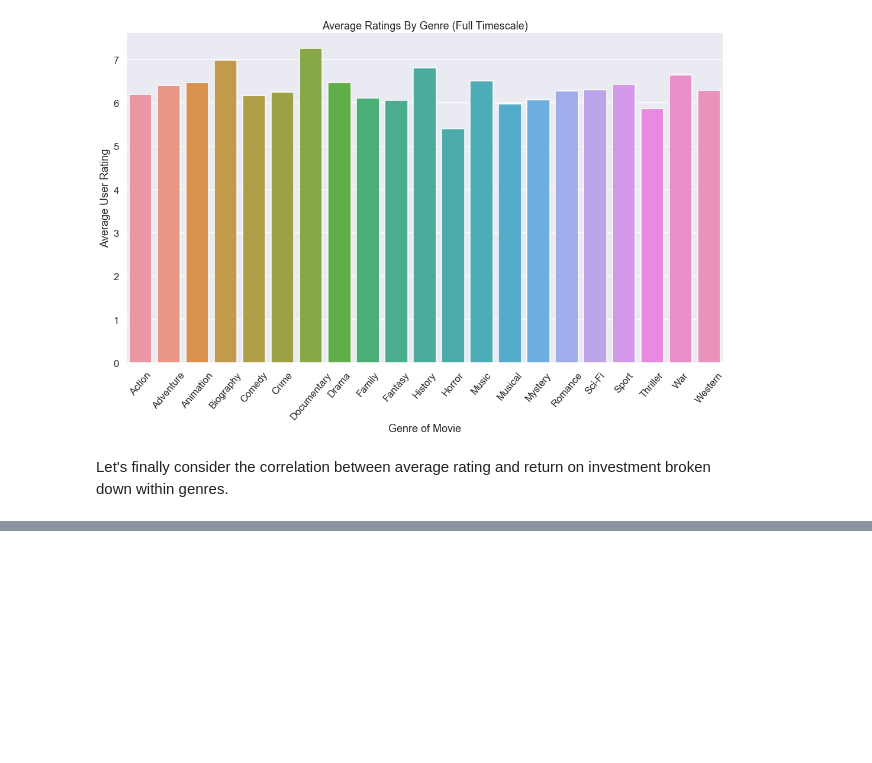
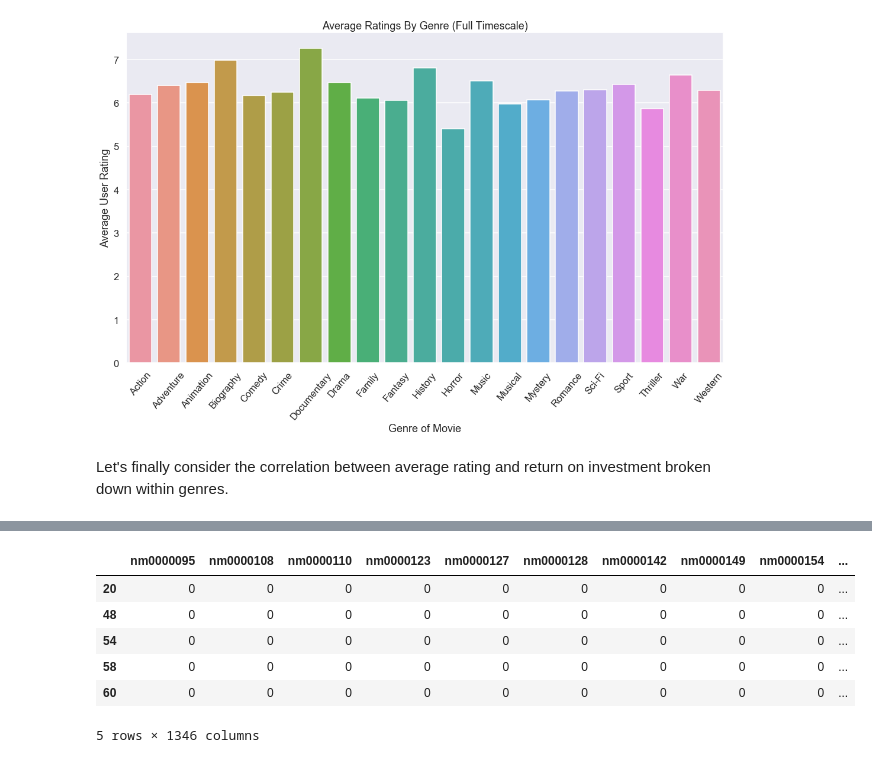
Before and after one commit to bbjornstad-flatiron/flatiron-mod1-project, a Jupyter notebook: data-analysis.ipynb, the cells around one changed output, grey strips where cells are left out. Cells and saved outputs as stored; diff of their text form; code cells hidden in the pictures; blank space fills up the shorter version.

```diff
--- a/data-analysis.ipynb
+++ b/data-analysis.ipynb
@@ -287,0 +213,11 @@ genre_subset_f8.tight_layout()
+# %%
+director_dummies = pd.get_dummies(final_data.directors.apply(pd.Series).stack()).sum(level=0)
+director_dummies.head()
+# %% [output]
+|  | nm0000095 | nm0000108 | nm0000110 | nm0000123 | nm0000127 | nm0000128 | nm0000142 | nm0000149 | nm0000154 | ... |
+| 20 | 0 | 0 | 0 | 0 | 0 | 0 | 0 | 0 | 0 | ... |
+| 48 | 0 | 0 | 0 | 0 | 0 | 0 | 0 | 0 | 0 | ... |
+| 54 | 0 | 0 | 0 | 0 | 0 | 0 | 0 | 0 | 0 | ... |
+| 58 | 0 | 0 | 0 | 0 | 0 | 0 | 0 | 0 | 0 | ... |
+| 60 | 0 | 0 | 0 | 0 | 0 | 0 | 0 | 0 | 0 | ... |
+5 rows × 1346 columns
```
Also changed, not shown: parts of 13 cells of this notebook, 7 other files.
